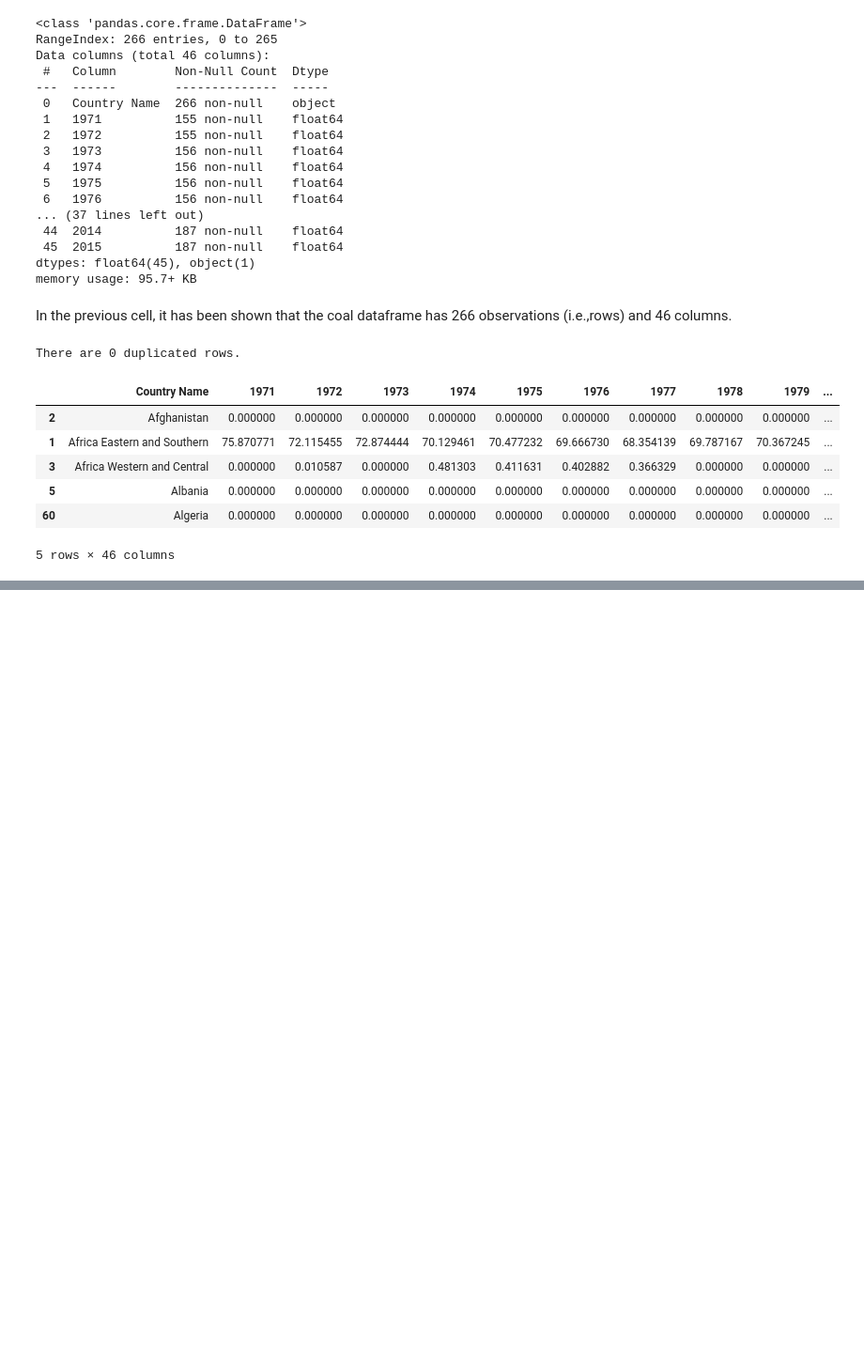
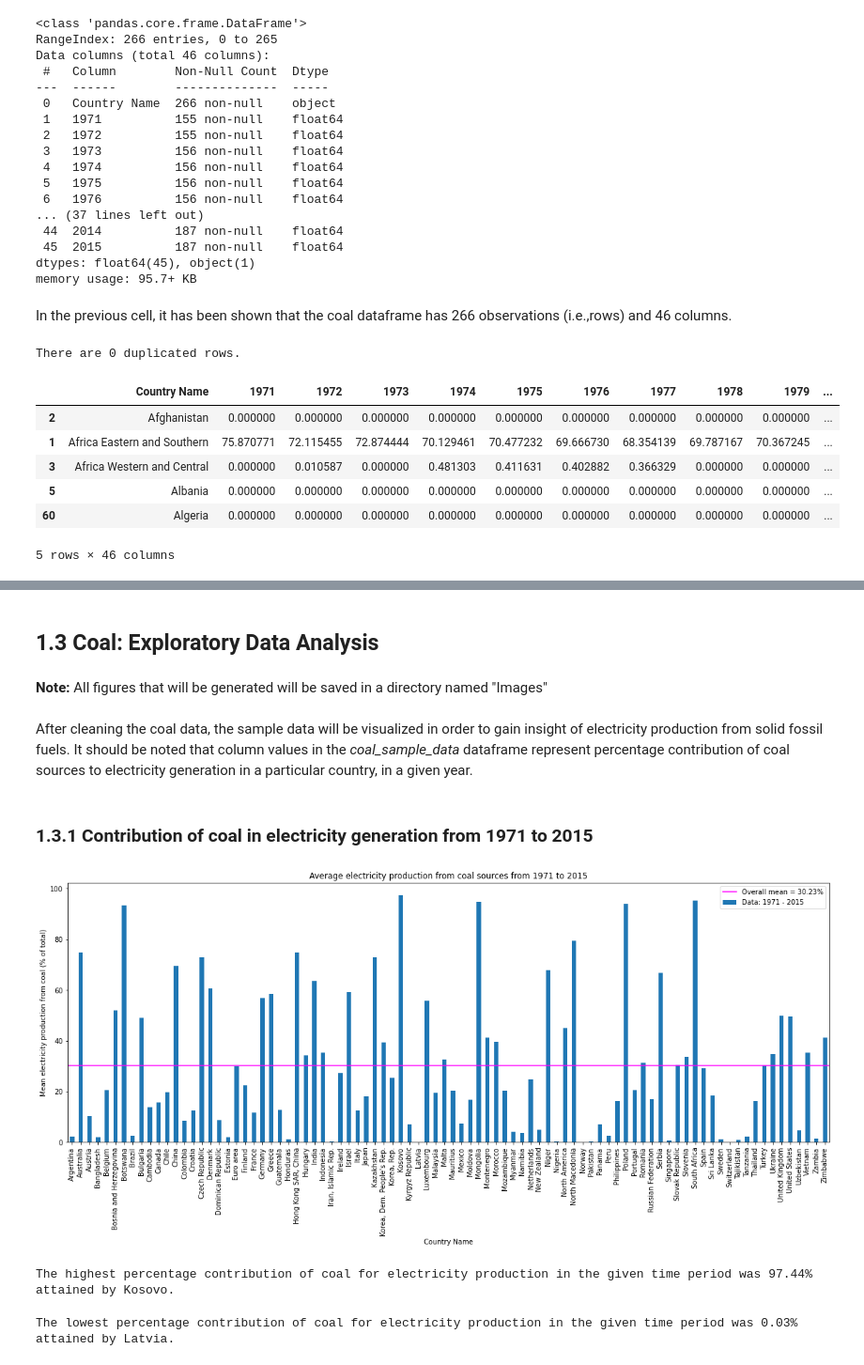
Before and after one commit to kadaso/Worldwide-electricity-generation, a Jupyter notebook: Scripts/main.ipynb, the cells around one changed output, grey strips where cells are left out. Shown: that part at 94% size. Saved outputs shown, nothing was run; the diff lists cells and outputs as text; code cells hidden in the pictures; blank space fills up the shorter version.

```diff
--- a/Scripts/main.ipynb
+++ b/Scripts/main.ipynb
@@ -130,0 +93,10 @@ The maximum percentage of electricity production from coal sources was 14.4896%.
+# %%
+# Remove observations that include zones (such as SubSaharan Africa, Central Europe and Asia, etc.) instead of a country
+remove_indices = {1, 2, 9, 42, 62, 63, 64, 65, 75, 76, 77, 78, 82, 100, 101, 105, 106, 107, 108, 109, 131, 132, 133, 134, 136, 143, 144, 145, 159, 160, 161, 162, 183, 184, 186, 187, 197, 198, 216, 220, 221, 229, 230, 231, 254, 262}
+
+# Now, the indices of sample data containing only countries is defined with the following indices:
+keep_indices = list(set(range(len(coal))) - remove_indices)
+# %%
+coal_sample_data = coal.iloc[keep_indices]
+
+coal_sample_data.head()
@@ -130,0 +111,4 @@ The maximum percentage of electricity production from coal sources was 14.4896%.
+# %%
+coal_sample_data.replace(to_replace=0, value=np.nan, inplace=True)
+
+coal_sample_data.head()
@@ -130,0 +127,5 @@ The maximum percentage of electricity production from coal sources was 14.4896%.
+# %%
+# Set "Country Name" as indices, then remove all rows that contain null values in all columns
+coal_sample_data.set_index("Country Name", inplace=True)
+
+coal_sample_data = coal_sample_data.dropna(how="all")
@@ -130,0 +170,4 @@ The maximum percentage of electricity production from coal sources was 14.4896%.
+# %% [markdown]
+## 1.3 Coal: Exploratory Data Analysis
+# %% [markdown]
+**Note:** All figures that will be generated will be saved in a directory named "Images"
@@ -130,0 +179,27 @@ The maximum percentage of electricity production from coal sources was 14.4896%.
+# %% [markdown]
+After cleaning the coal data, the sample data will be visualized in order to gain insight of electricity production from solid fossil fuels. It should be noted that column values in the *coal_sample_data* dataframe represent percentage contribution of coal sources to electricity generation in a particular country, in a given year.
+# %% [markdown]
+### 1.3.1 Contribution of coal in electricity generation from 1971 to 2015
+# %%
+# Usage of coal for electricity production over the years for several countries in the World
+coal_sample_data.mean(axis=1).plot(kind="bar", title="Average electricity production from coal sources from 1971 to 2015", ylabel="Mean electricity production from coal (% of total)", figsize=(20, 7), label="Data: 1971 - 2015")
+
+# Indicate overall mean electricity production from 1971 to 2015
+mean_elecProd_1971_2015 = coal_sample_data.mean(axis=1).mean()
+plt.axhline(mean_elecProd_1971_2015, color="magenta", linewidth=1.5, label=f"Overall mean = {np.round(mean_elecProd_1971_2015, 2)}%")
+plt.legend(loc="best")
+
+# Save generated figure in a directory named "Images"
+plt.savefig("..\Images\Average electricity production from coal sources from 1971 to 2015")
+# %% [output]
+[figure, added]
+# %%
+highest_coal_contrib = coal_sample_data.mean(axis=1).max()
+print(f"The highest percentage contribution of coal for electricity production in the given time period was {np.round(highest_coal_contrib, 2)}% attained by Kosovo.")
+# %% [output]
+The highest percentage contribution of coal for electricity production in the given time period was 97.44% attained by Kosovo.
+# %%
+lowest_coal_contrib = coal_sample_data.mean(axis=1).min()
+print(f"The lowest percentage contribution of coal for electricity production in the given time period was {np.round(lowest_coal_contrib, 2)}% attained by Latvia.")
+# %% [output]
+The lowest percentage contribution of coal for electricity production in the given time period was 0.03% attained by Latvia.
```
Also changed, not shown: parts of 18 cells of this notebook, 2 other files.
